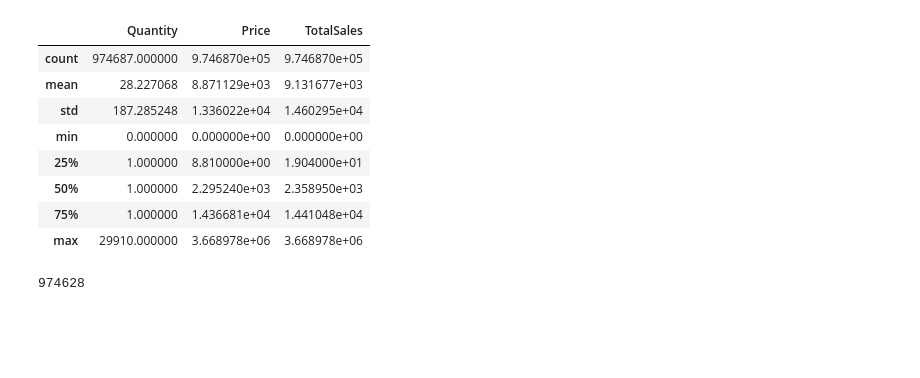
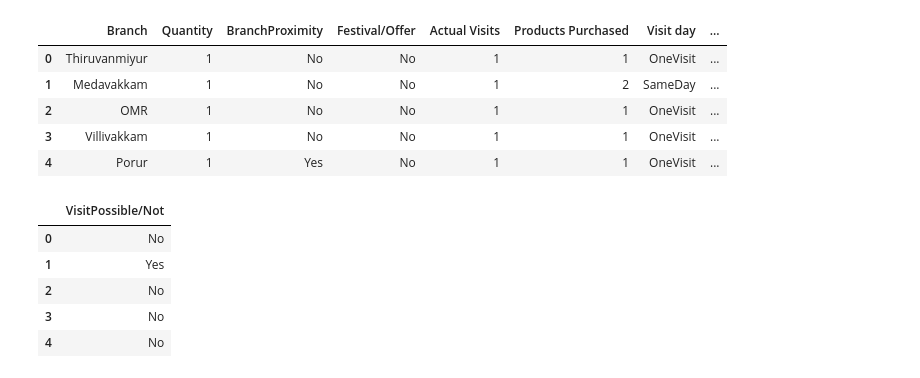
Before and after one commit to sylvester-francis/machine-learning-J-component, a Jupyter notebook: ML-J Component.ipynb, the cells around one changed output. Cells and saved outputs as stored; diff of their text form; code cells hidden in the pictures; blank space fills up the shorter version.

```diff
--- a/ML-J Component.ipynb
+++ b/ML-J Component.ipynb
@@ -42,16 +74,11 @@ memory usage: 59.5+ MB
-# %%
-data.describe()
-# %% [output]
-|  | Quantity | Price | TotalSales |
-| count | 974687.000000 | 9.746870e+05 | 9.746870e+05 |
-| mean | 28.227068 | 8.871129e+03 | 9.131677e+03 |
-| std | 187.285248 | 1.336022e+04 | 1.460295e+04 |
-| min | 0.000000 | 0.000000e+00 | 0.000000e+00 |
-| 25% | 1.000000 | 8.810000e+00 | 1.904000e+01 |
-| 50% | 1.000000 | 2.295240e+03 | 2.358950e+03 |
-| 75% | 1.000000 | 1.436681e+04 | 1.441048e+04 |
-| max | 29910.000000 | 3.668978e+06 | 3.668978e+06 |
-# %%
-data['CardName'].count()
-# %% [output]
-974628
+# %%
+X= data[['Branch','Quantity','BranchProximity','Festival/Offer','Actual Visits','Products Purchased','Visit day','Customer Type']]
+# %%
+X.head()
+# %% [output]
+|  | Branch | Quantity | BranchProximity | Festival/Offer | Actual Visits | Products Purchased | Visit day | ... |
+| 0 | Thiruvanmiyur | 1 | No | No | 1 | 1 | OneVisit | ... |
+| 1 | Medavakkam | 1 | No | No | 1 | 2 | SameDay | ... |
+| 2 | OMR | 1 | No | No | 1 | 1 | OneVisit | ... |
+| 3 | Villivakkam | 1 | No | No | 1 | 1 | OneVisit | ... |
+| 4 | Porur | 1 | Yes | No | 1 | 1 | OneVisit | ... |
@@ -57,0 +87,9 @@ data['CardName'].count()
+# %%
+y.head()
+# %% [output]
+|  | VisitPossible/Not |
+| 0 | No |
+| 1 | Yes |
+| 2 | No |
+| 3 | No |
+| 4 | No |
```
Also changed, not shown: parts of 32 cells of this notebook, 5 other files.
